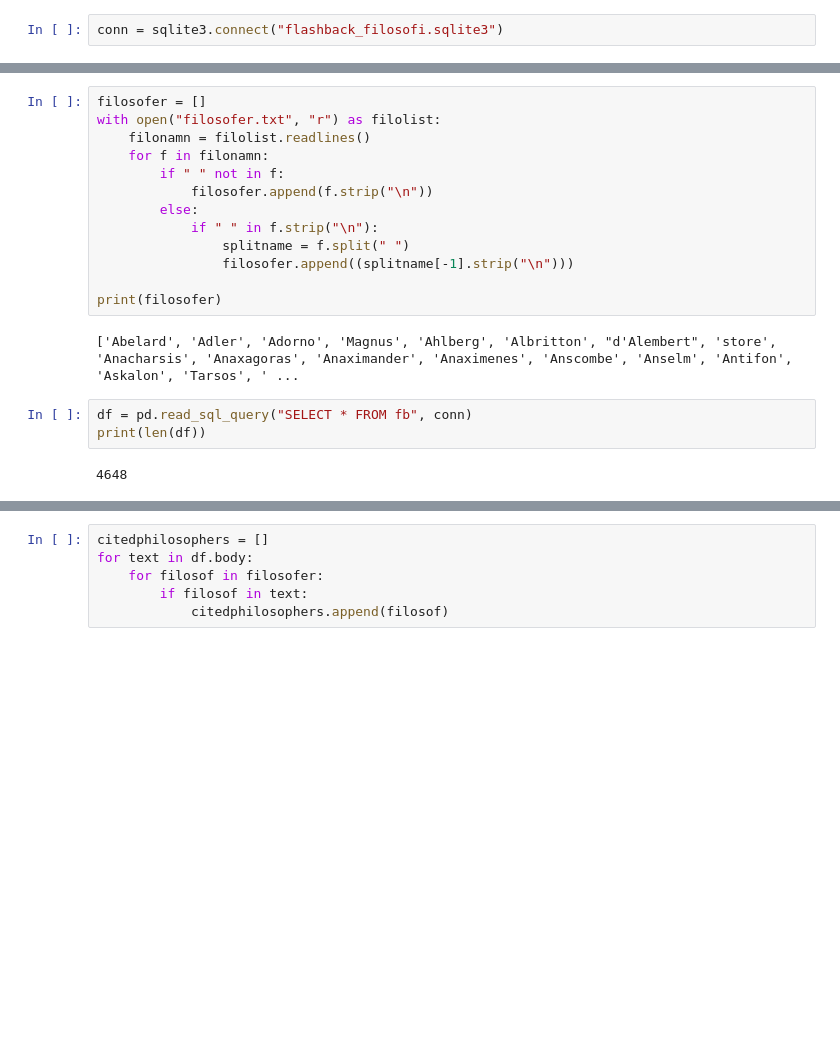
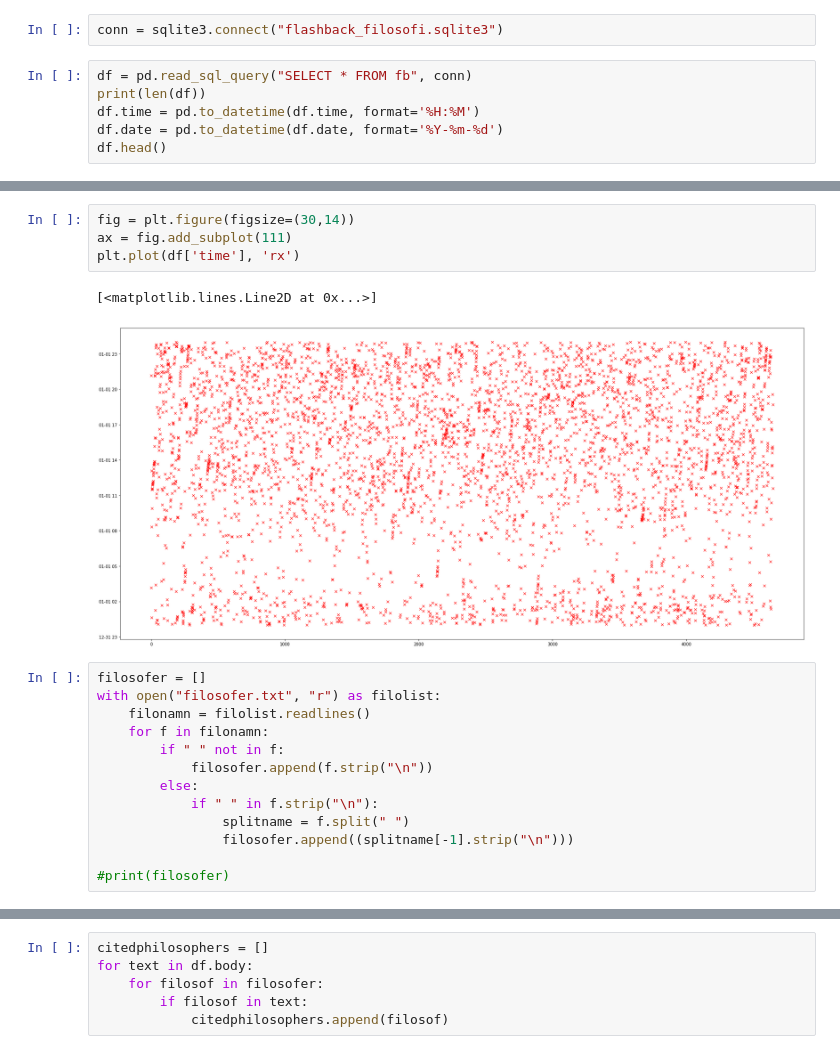
Before and after one commit to christopherkullenberg/flashbackscraper, a Jupyter notebook: flashback_data_analysis/filosofer.ipynb, the cells around one changed output, grey strips where cells are left out. Saved outputs shown, nothing was run; the diff lists cells and outputs as text; blank space fills up the shorter version.

```diff
--- a/flashback_data_analysis/filosofer.ipynb
+++ b/flashback_data_analysis/filosofer.ipynb
@@ -9,3 +10,9 @@ Note: the list of philosopher is taken from here https://sv.wikipedia.org/wiki/L
 Note 2: this is just an example and should be interpreted carefully.
 # %%
 conn = sqlite3.connect("flashback_filosofi.sqlite3")
+# %%
+df = pd.read_sql_query("SELECT * FROM fb", conn)
+print(len(df))
+df.time = pd.to_datetime(df.time, format='%H:%M')
+df.date = pd.to_datetime(df.date, format='%Y-%m-%d')
+df.head()
@@ -12,3 +27,10 @@ conn = sqlite3.connect("flashback_filosofi.sqlite3")
+# %%
+fig = plt.figure(figsize=(30,14))
+ax = fig.add_subplot(111)
+plt.plot(df['time'], 'rx')
+# %% [output]
+[<matplotlib.lines.Line2D at 0x...>]
+[figure, added]
 # %%
 filosofer = []
 with open("filosofer.txt", "r") as filolist:
@@ -21,11 +43,4 @@ with open("filosofer.txt", "r") as filolist:
                 splitname = f.split(" ")
                 filosofer.append((splitname[-1].strip("\n")))
 
-print(filosofer)
+#print(filosofer)
-# %% [output]
-['Abelard', 'Adler', 'Adorno', 'Magnus', 'Ahlberg', 'Albritton', "d'Alembert", 'store', 'Anacharsis', 'Anaxagoras', 'Anaximander', 'Anaximenes', 'Anscombe', 'Anselm', 'Antifon', 'Askalon', 'Tarsos', ' ...
-# %%
-df = pd.read_sql_query("SELECT * FROM fb", conn)
-print(len(df))
-# %% [output]
-4648
```
Also changed, not shown: parts of 5 cells of this notebook, 1 other file.
